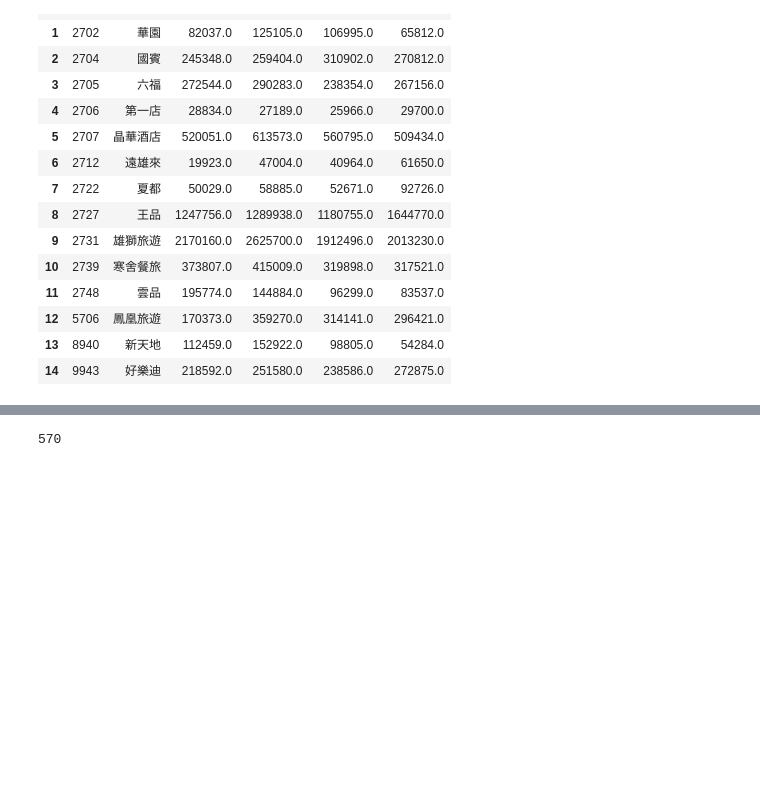
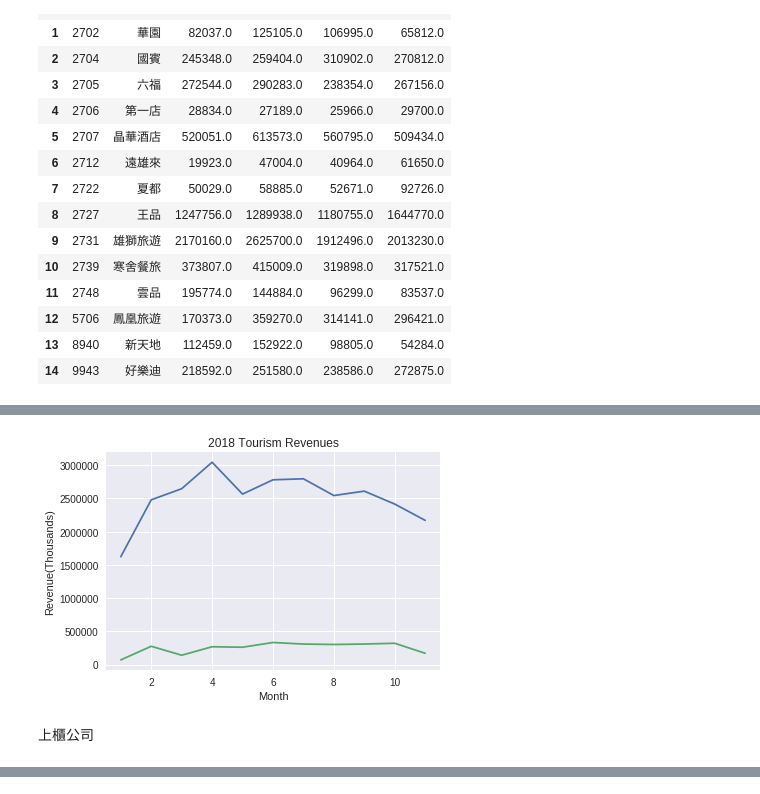
Before and after one commit to cwcheng0/LionTravel, a Jupyter notebook: TaiwanTourismMonthly.ipynb, the cells around one changed output, grey strips where cells are left out. Saved outputs shown, nothing was run; the diff lists cells and outputs as text; code cells hidden in the pictures; blank space fills up the shorter version.

```diff
--- a/TaiwanTourismMonthly.ipynb
+++ b/TaiwanTourismMonthly.ipynb
@@ -278,3 +294,25 @@ KeyError: ignored
+# %%
+# Draw a plot
+import matplotlib.pyplot as plt
+
+month = [11,10,9,8,7,6,5,4,3,2,1]
+
+#雄獅
+Lion = [2170160,2415137,2609785,2543533,2795532,2780296,2565217,3044496,2646038,2479123,1622966]
+
+#鳳凰
+Phoenix = [170373,320940,309342,302516,309039,332369,261391,268379,140844,275699,70348]
+
+plt.plot(month, Lion)
+plt.plot(month, Phoenix)
+plt.xlabel('Month')
+plt.ylabel('Revenue(Thousands)')
+plt.title('2018 Tourism Revenues')
+plt.show()
+# %% [output]
+[figure, added]
+# %% [markdown]
+上櫃公司
 # %%
 # OTC
 # Read Taiwan OTC Tourism Company data
@@ -336,9 +374,5 @@ data.head()
 | 7 | 4205 | 中華食品 | 127221.0 | 132207 | 118853 | -3.77 | 7.04 | 1365450 | 1291286 | 5.74 |
 | 8 | 4207 | 環泰企業 | 296586.0 | 329633 | 272950 | -10.02 | 8.65 | 3490071 | 3077972 | 13.38 |
 | 9 | 4712 | 南璋 | 4842.0 | 5724 | 29537 | -15.40 | -83.60 | 100762 | 239185 | -57.87 |
-# %%
-data.index[500]
-# %% [output]
-570
 # %%
 # Delete some columns
```
Also changed, not shown: parts of 22 cells of this notebook.
